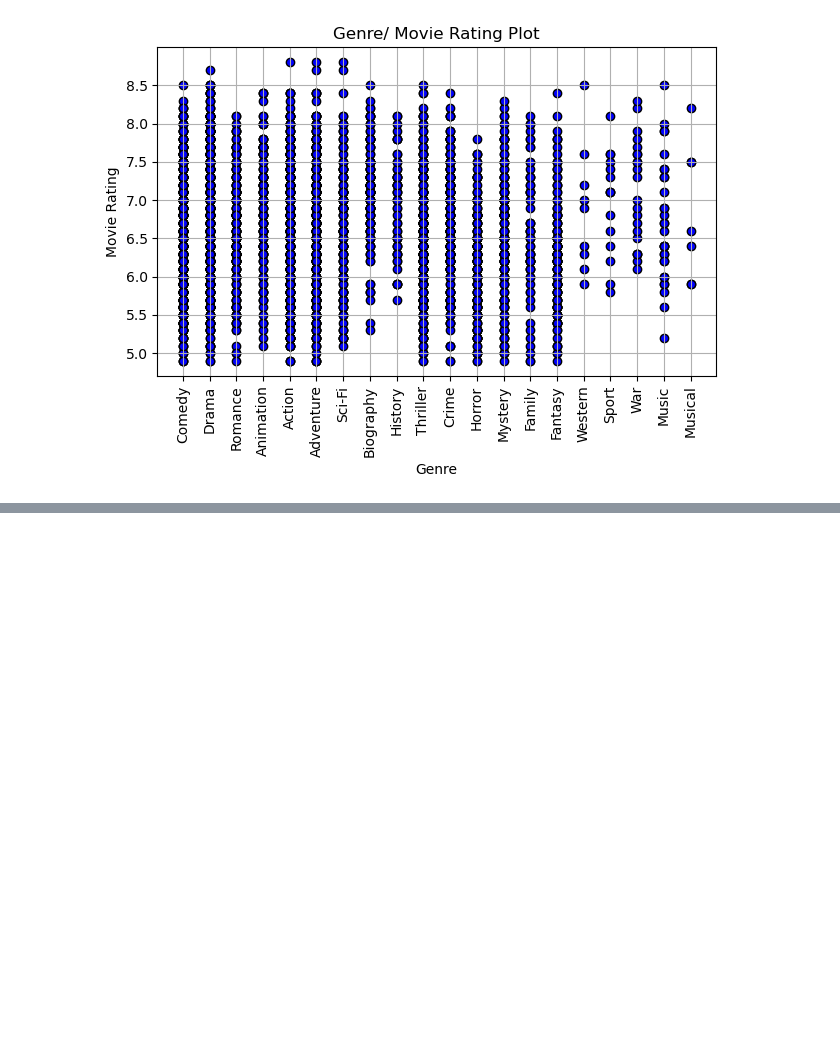
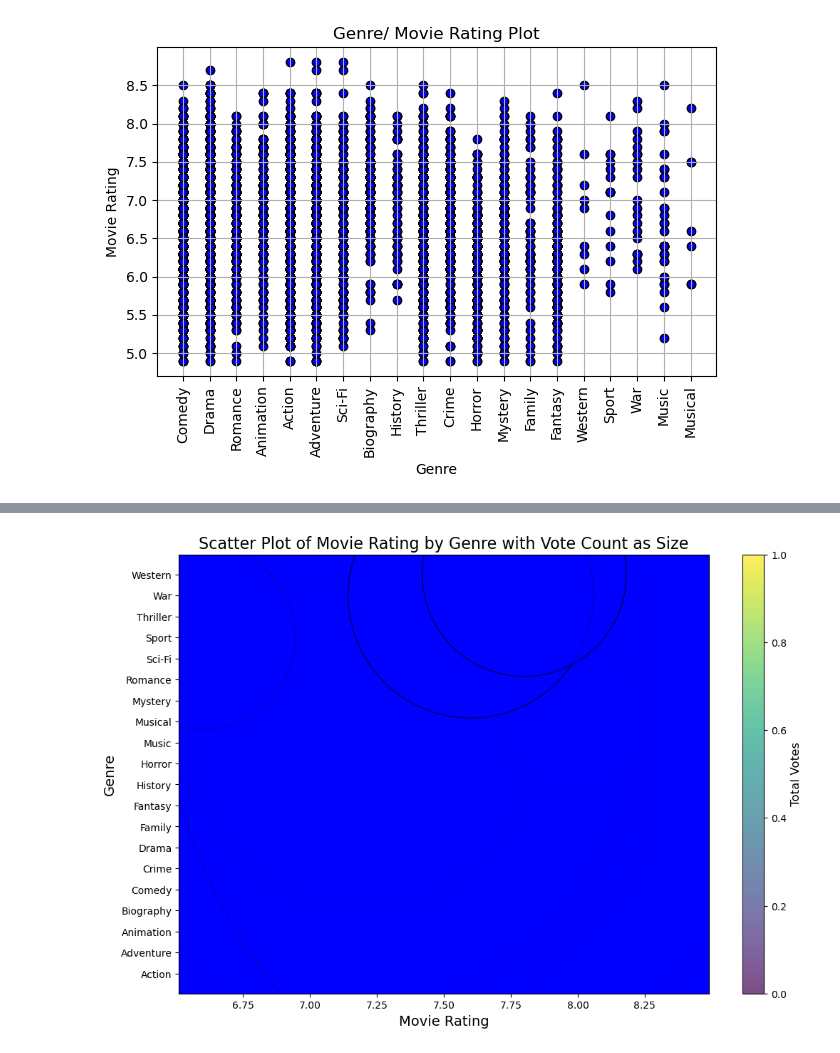
Before and after one commit to rackhamsauer/Project-1, a Jupyter notebook: Micheal playground.ipynb, the cells around one changed output, grey strips where cells are left out. Drawn from its saved outputs; the diff is of its cells as text; code cells hidden in the pictures; blank space fills up the shorter version.

```diff
--- a/Micheal playground.ipynb
+++ b/Micheal playground.ipynb
@@ -442,0 +565,26 @@ T-statistic: 6.138704620681161, P-value: 4.954487594422939e-09
+# %%
+# Assuming genre_stats is your DataFrame
+genre_stats = pd.DataFrame({
+    'Genre': ['Action', 'Adventure', 'Animation', 'Biography', 'Comedy', 'Crime', 'Drama', 'Family', 'Fantasy', 'History', 'Horror', 'Music', 'Musical', 'Mystery', 'Romance', 'Sci-Fi', 'Sport', 'Thriller', 'War', 'Western'],
+    'Total Votes': [2655091, 2311253, 548907, 442699, 1627939, 763401, 2292478, 231048, 654305, 139348, 518557, 116313, 23433, 544997, 483836, 1124110, 34701, 971881, 61314, 42518],
+    'Average Rating': [6.552410, 6.621867, 6.867769, 7.103008, 6.501728, 6.649561, 6.857163, 6.559016, 6.290152, 6.937500, 6.167273, 6.709677, 6.857143, 6.503472, 6.577222, 6.652308, 6.966667, 6.497992, 7.113636, 6.877778],
+    'Movie Rating': [8.1, 7.9, 8.2, 7.6, 7.3, 8.0, 7.9, 6.9, 7.7, 7.6, 6.8, 7.2, 8.0, 7.5, 7.0, 8.4, 6.6, 7.5, 7.6, 7.8],
+})
+
+# Plotting scatter plot
+plt.figure(figsize=(12, 8))
+plt.scatter(genre_stats['Movie Rating'], genre_stats['Genre'], s=genre_stats['Total Votes'], alpha=0.7, c='blue', edgecolors='black', linewidths=1)
+
+# Set labels and title
+plt.xlabel('Movie Rating', fontsize=14)
+plt.ylabel('Genre', fontsize=14)
+plt.title('Scatter Plot of Movie Rating by Genre with Vote Count as Size', fontsize=16)
+
+# Add a colorbar
+cbar = plt.colorbar()
+cbar.set_label('Total Votes', fontsize=12)
+
+# Show the plot
+plt.show()
+# %% [output]
+[figure, added]
```
Also changed, not shown: parts of 43 cells of this notebook.
